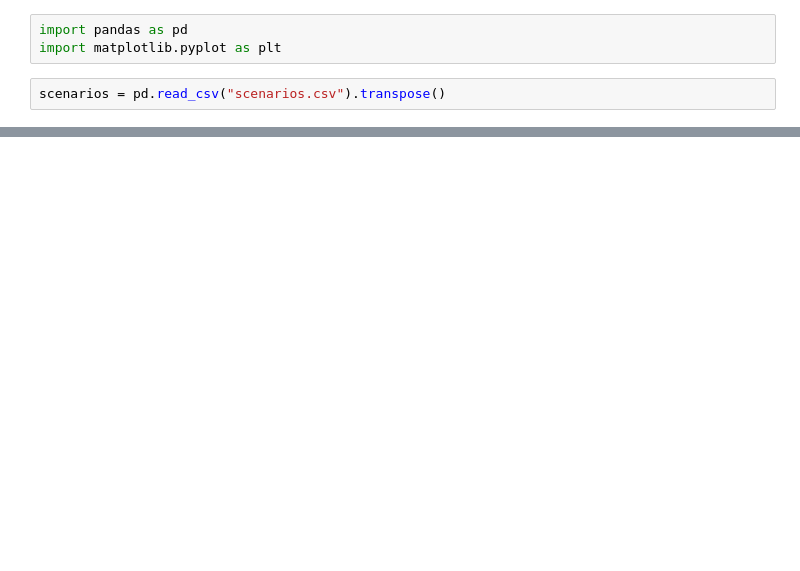
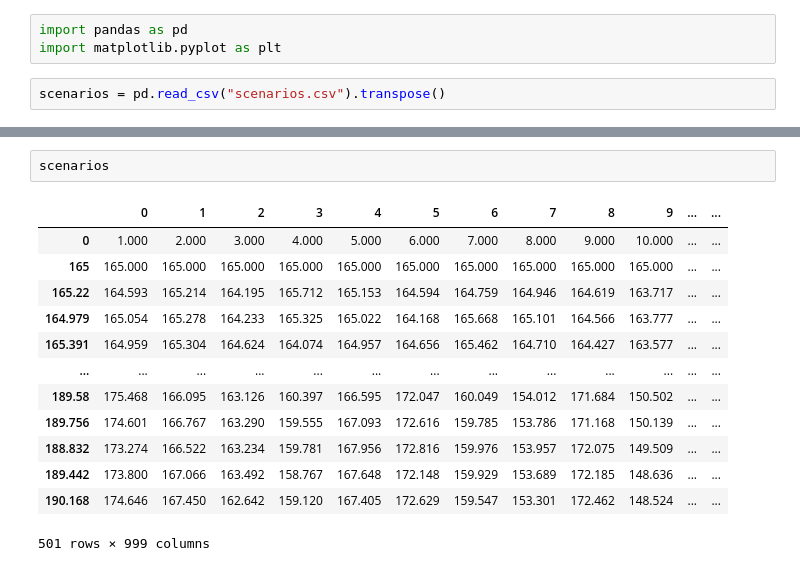
Before and after one commit to jpbarona/monte-carlo-option-pricer, a Jupyter notebook: analysis.ipynb, the cells around one changed output, grey strips where cells are left out. Drawn from its saved outputs; the diff is of its cells as text; blank space fills up the shorter version.

```diff
--- a/analysis.ipynb
+++ b/analysis.ipynb
@@ -10,0 +14,16 @@ plt.plot(scenarios[80].values)
+# %%
+scenarios
+# %% [output]
+|  | 0 | 1 | 2 | 3 | 4 | 5 | 6 | 7 | 8 | 9 | ... | ... |
+| 0 | 1.000 | 2.000 | 3.000 | 4.000 | 5.000 | 6.000 | 7.000 | 8.000 | 9.000 | 10.000 | ... | ... |
+| 165 | 165.000 | 165.000 | 165.000 | 165.000 | 165.000 | 165.000 | 165.000 | 165.000 | 165.000 | 165.000 | ... | ... |
+| 165.22 | 164.593 | 165.214 | 164.195 | 165.712 | 165.153 | 164.594 | 164.759 | 164.946 | 164.619 | 163.717 | ... | ... |
+| 164.979 | 165.054 | 165.278 | 164.233 | 165.325 | 165.022 | 164.168 | 165.668 | 165.101 | 164.566 | 163.777 | ... | ... |
+| 165.391 | 164.959 | 165.304 | 164.624 | 164.074 | 164.957 | 164.656 | 165.462 | 164.710 | 164.427 | 163.577 | ... | ... |
+| ... | ... | ... | ... | ... | ... | ... | ... | ... | ... | ... | ... | ... |
+| 189.58 | 175.468 | 166.095 | 163.126 | 160.397 | 166.595 | 172.047 | 160.049 | 154.012 | 171.684 | 150.502 | ... | ... |
+| 189.756 | 174.601 | 166.767 | 163.290 | 159.555 | 167.093 | 172.616 | 159.785 | 153.786 | 171.168 | 150.139 | ... | ... |
+| 188.832 | 173.274 | 166.522 | 163.234 | 159.781 | 167.956 | 172.816 | 159.976 | 153.957 | 172.075 | 149.509 | ... | ... |
+| 189.442 | 173.800 | 167.066 | 163.492 | 158.767 | 167.648 | 172.148 | 159.929 | 153.689 | 172.185 | 148.636 | ... | ... |
+| 190.168 | 174.646 | 167.450 | 162.642 | 159.120 | 167.405 | 172.629 | 159.547 | 153.301 | 172.462 | 148.524 | ... | ... |
+501 rows × 999 columns
```
Also changed, not shown: parts of 2 cells of this notebook, 4 other files.
